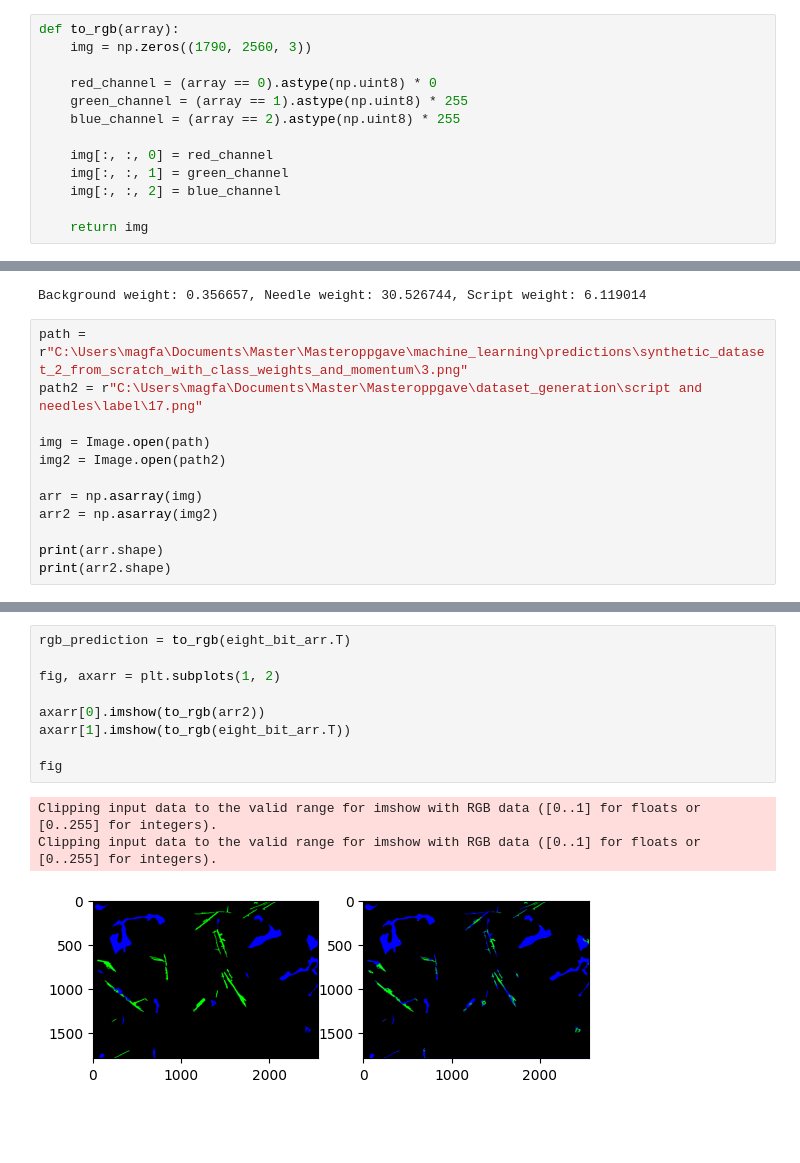
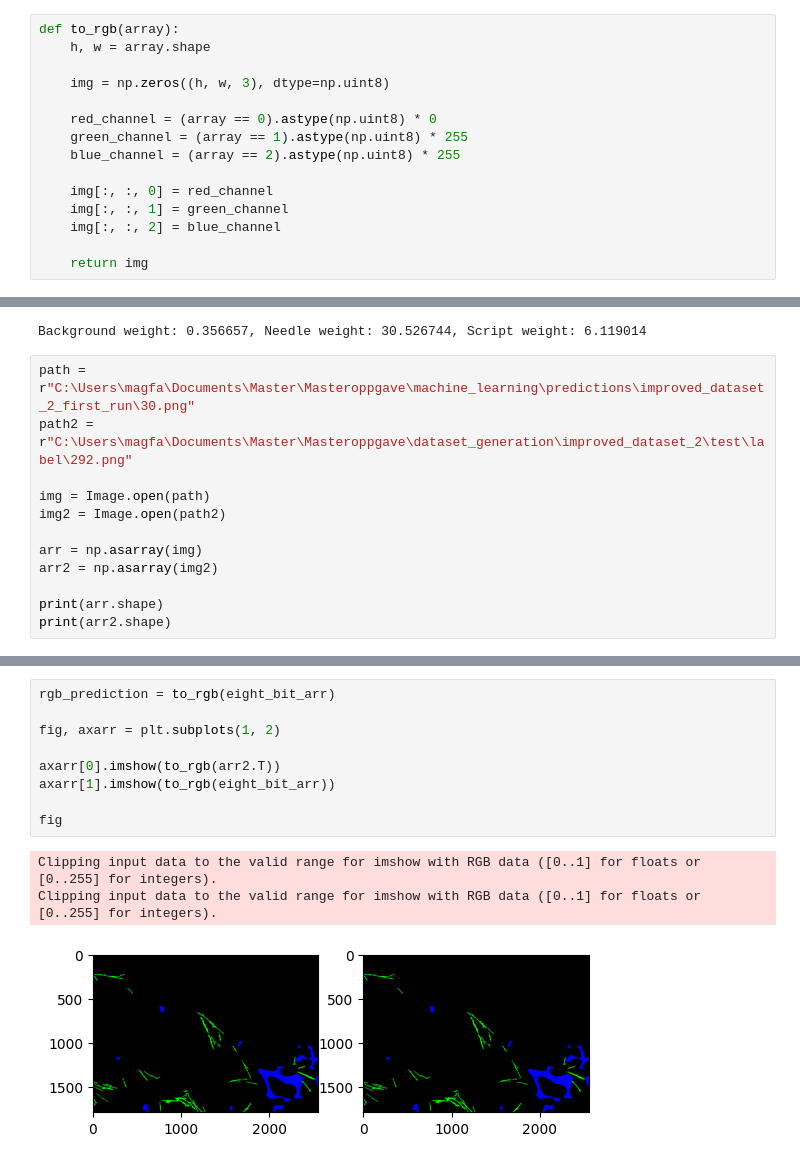
Before and after one commit to MagnuFal/Masteroppgave, a Jupyter notebook: dataset_generation/test_for_synthetic2.ipynb, the cells around one changed output, grey strips where cells are left out. Saved outputs shown, nothing was run; the diff lists cells and outputs as text; blank space fills up the shorter version.

Commit message:
labels_dataset_3

```diff
--- a/dataset_generation/test_for_synthetic2.ipynb
+++ b/dataset_generation/test_for_synthetic2.ipynb
@@ -117,7 +117,9 @@ script_arr_2 = script_arr_2 * 2
 script_arr_3 = script_arr_3 * 2
 # %%
 def to_rgb(array):
-    img = np.zeros((1790, 2560, 3))
+    h, w = array.shape
+
+    img = np.zeros((h, w, 3), dtype=np.uint8)
 
     red_channel = (array == 0).astype(np.uint8) * 0
     green_channel = (array == 1).astype(np.uint8) * 255
@@ -190,8 +192,8 @@ print(f"Background weight: {background_weight:>4f}, Needle weight: {needle_weigh
 # %% [output]
 Background weight: 0.356657, Needle weight: 30.526744, Script weight: 6.119014
 # %%
-path = r"C:\Users\magfa\Documents\Master\Masteroppgave\machine_learning\predictions\synthetic_dataset_2_from_scratch_with_class_weights_and_momentum\3.png"
-path2 = r"C:\Users\magfa\Documents\Master\Masteroppgave\dataset_generation\script and needles\label\17.png"
+path = r"C:\Users\magfa\Documents\Master\Masteroppgave\machine_learning\predictions\improved_dataset_2_first_run\30.png"
+path2 = r"C:\Users\magfa\Documents\Master\Masteroppgave\dataset_generation\improved_dataset_2\test\label\292.png"
 
 img = Image.open(path)
 img2 = Image.open(path2)
@@ -215,13 +217,13 @@ print(np.unique(arr2, return_counts = True))
 # %%
-rgb_prediction = to_rgb(eight_bit_arr.T)
+rgb_prediction = to_rgb(eight_bit_arr)
 
 fig, axarr = plt.subplots(1, 2)
 
-axarr[0].imshow(to_rgb(arr2))
-axarr[1].imshow(to_rgb(eight_bit_arr.T))
+axarr[0].imshow(to_rgb(arr2.T))
+axarr[1].imshow(to_rgb(eight_bit_arr))
 
 fig
 # %% [output]
 Clipping input data to the valid range for imshow with RGB data ([0..1] for floats or [0..255] for integers).
 Clipping input data to the valid range for imshow with RGB data ([0..1] for floats or [0..255] for integers).
-[figure, old version]
+[figure, new version]
```
Also changed, not shown: parts of 5 cells of this notebook, 4 other files.
